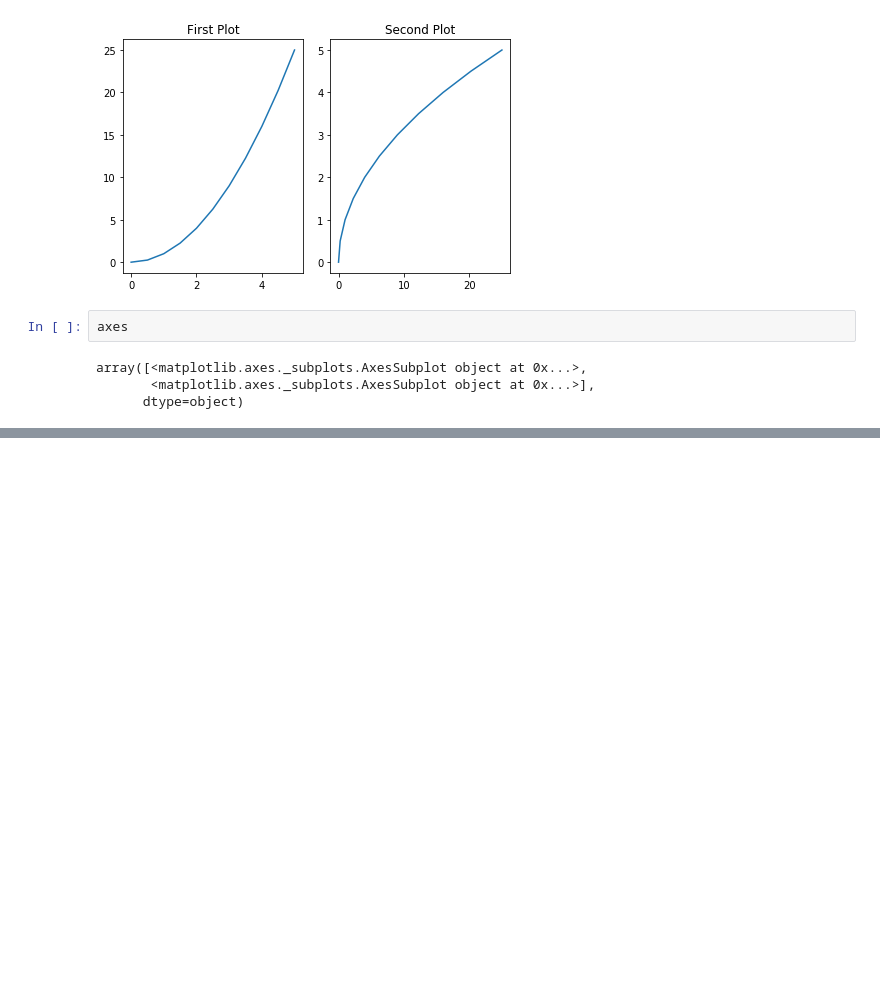
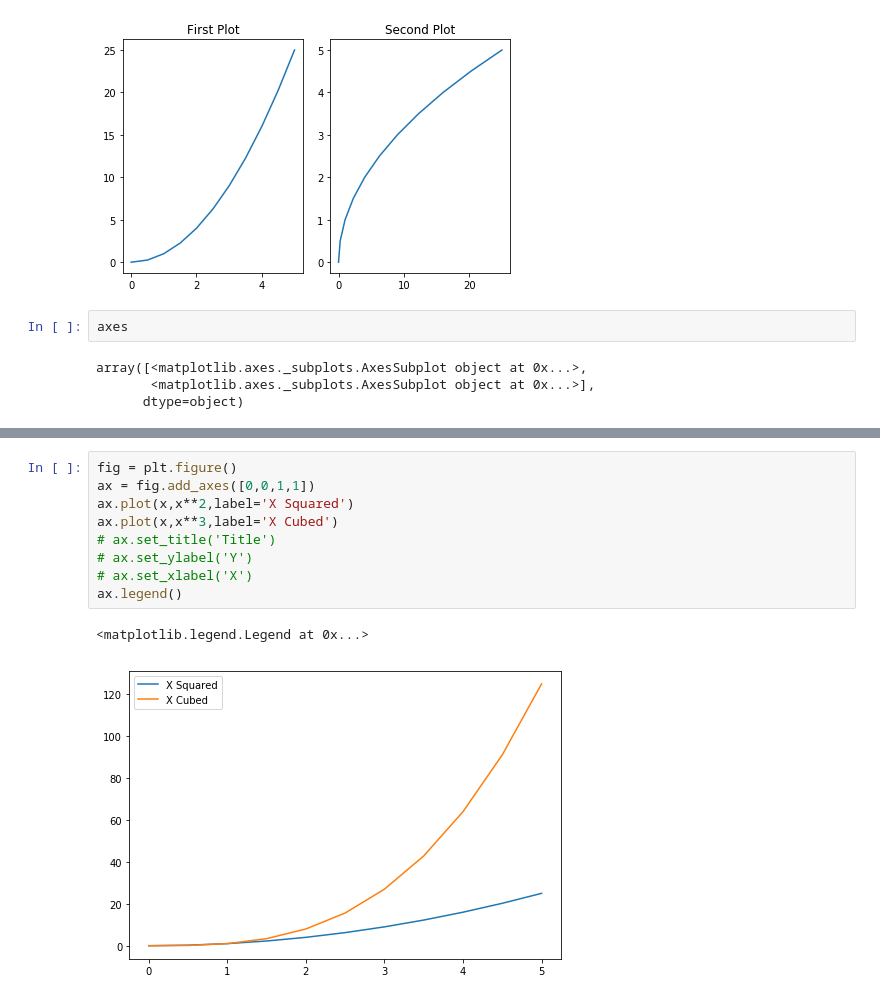
Before and after one commit to nembangallen/Data-Science-with-Python, a Jupyter notebook: Matplotlib - Data Visualization.ipynb, the cells around one changed output, grey strips where cells are left out. Saved outputs shown, nothing was run; the diff lists cells and outputs as text; blank space fills up the shorter version.

```diff
--- a/Matplotlib - Data Visualization.ipynb
+++ b/Matplotlib - Data Visualization.ipynb
@@ -84,0 +103,12 @@ array([<matplotlib.axes._subplots.AxesSubplot object at 0x...>,
+# %%
+fig = plt.figure()
+ax = fig.add_axes([0,0,1,1])
+ax.plot(x,x**2,label='X Squared')
+ax.plot(x,x**3,label='X Cubed')
+# ax.set_title('Title')
+# ax.set_ylabel('Y')
+# ax.set_xlabel('X')
+ax.legend()
+# %% [output]
+<matplotlib.legend.Legend at 0x...>
+[figure, added]
```
Also changed, not shown: parts of 11 cells of this notebook, 4 other files.
